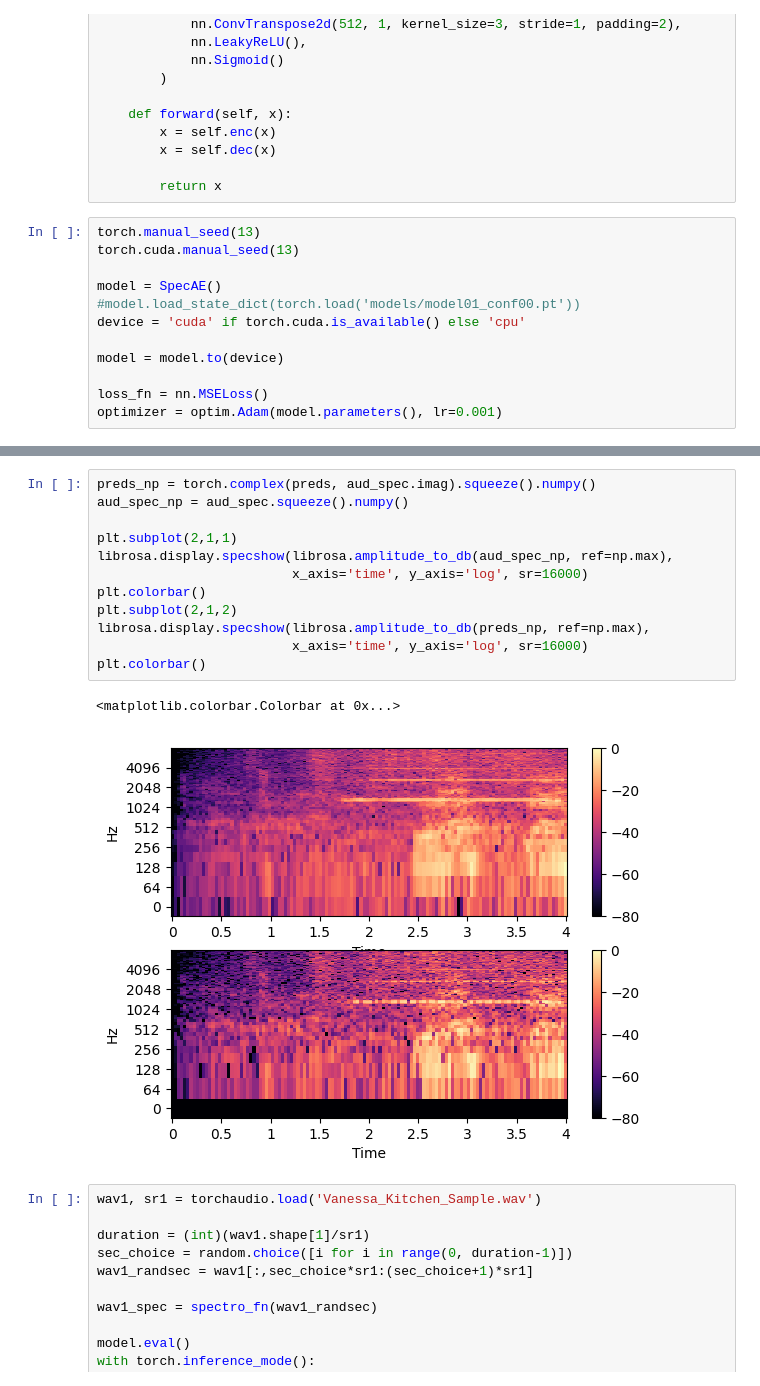
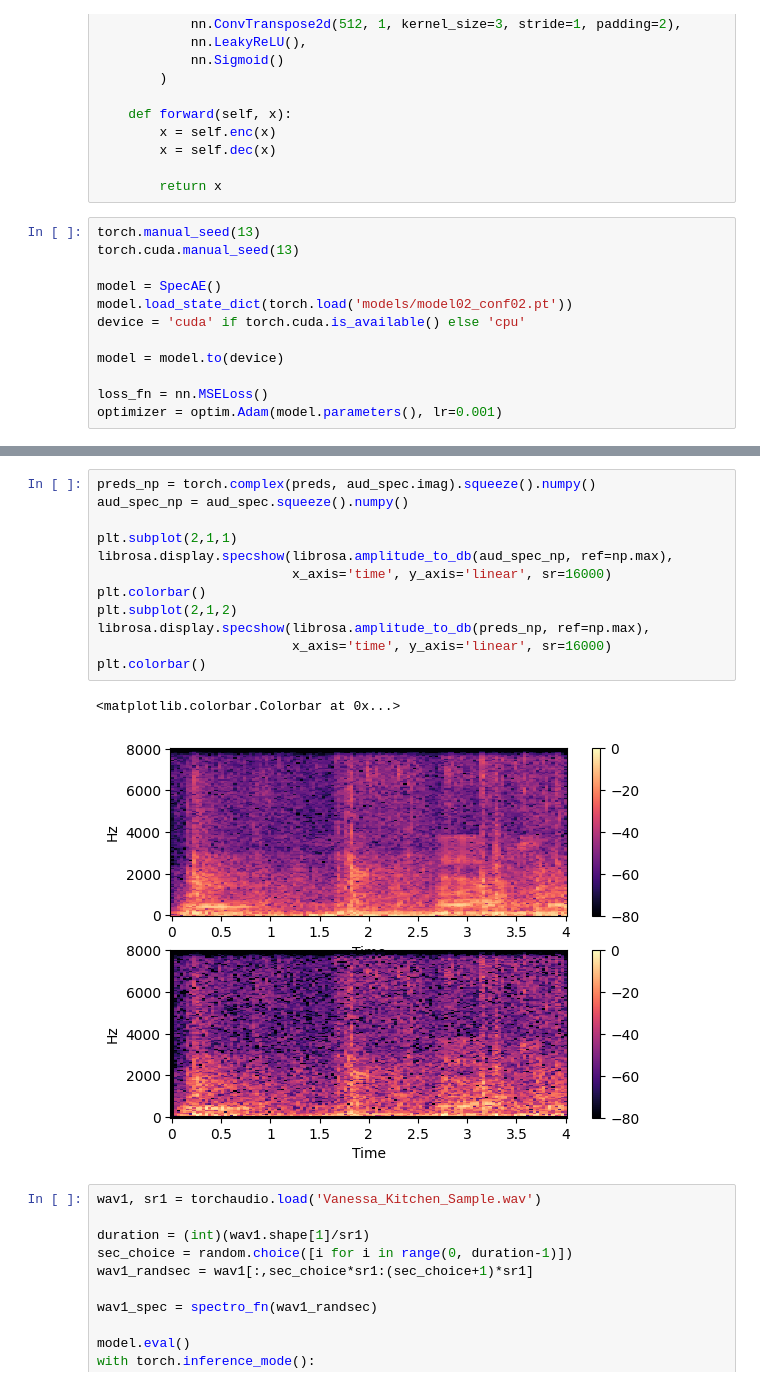
Before and after one commit to darshitttt/speechRemoval, a Jupyter notebook: musanSpecAE_new.ipynb, the cells around one changed output, grey strips where cells are left out. Saved outputs shown, nothing was run; the diff lists cells and outputs as text.

```diff
--- a/musanSpecAE_new.ipynb
+++ b/musanSpecAE_new.ipynb
@@ -300,7 +300,7 @@ torch.manual_seed(13)
 torch.cuda.manual_seed(13)
 
 model = SpecAE()
-#model.load_state_dict(torch.load('models/model01_conf00.pt'))
+model.load_state_dict(torch.load('models/model02_conf02.pt'))
 device = 'cuda' if torch.cuda.is_available() else 'cpu'
 
 model = model.to(device)
@@ -374,18 +374,18 @@ display(Audio(y_new, rate=16000))
 # %%
 preds_np = torch.complex(preds, aud_spec.imag).squeeze().numpy()
 aud_spec_np = aud_spec.squeeze().numpy()
 
 plt.subplot(2,1,1)
 librosa.display.specshow(librosa.amplitude_to_db(aud_spec_np, ref=np.max),
-                         x_axis='time', y_axis='log', sr=16000)
+                         x_axis='time', y_axis='linear', sr=16000)
 plt.colorbar()
 plt.subplot(2,1,2)
 librosa.display.specshow(librosa.amplitude_to_db(preds_np, ref=np.max),
-                         x_axis='time', y_axis='log', sr=16000)
+                         x_axis='time', y_axis='linear', sr=16000)
 plt.colorbar()
 # %% [output]
 <matplotlib.colorbar.Colorbar at 0x...>
-[figure, old version]
+[figure, new version]
 # %%
 wav1, sr1 = torchaudio.load('Vanessa_Kitchen_Sample.wav')
 
```
Also changed, not shown: parts of 1 cell of this notebook, 1 other file.
